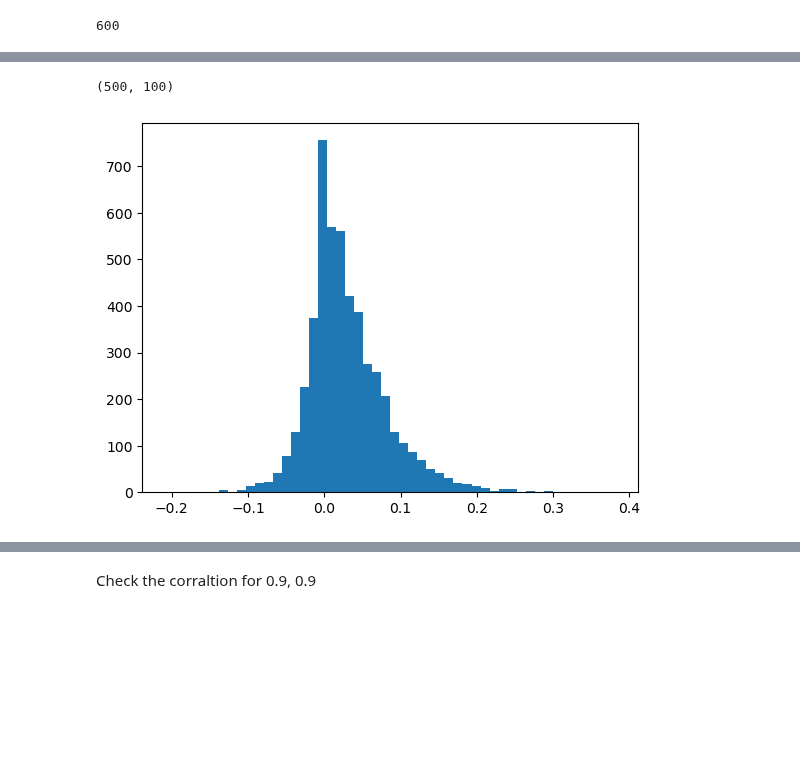
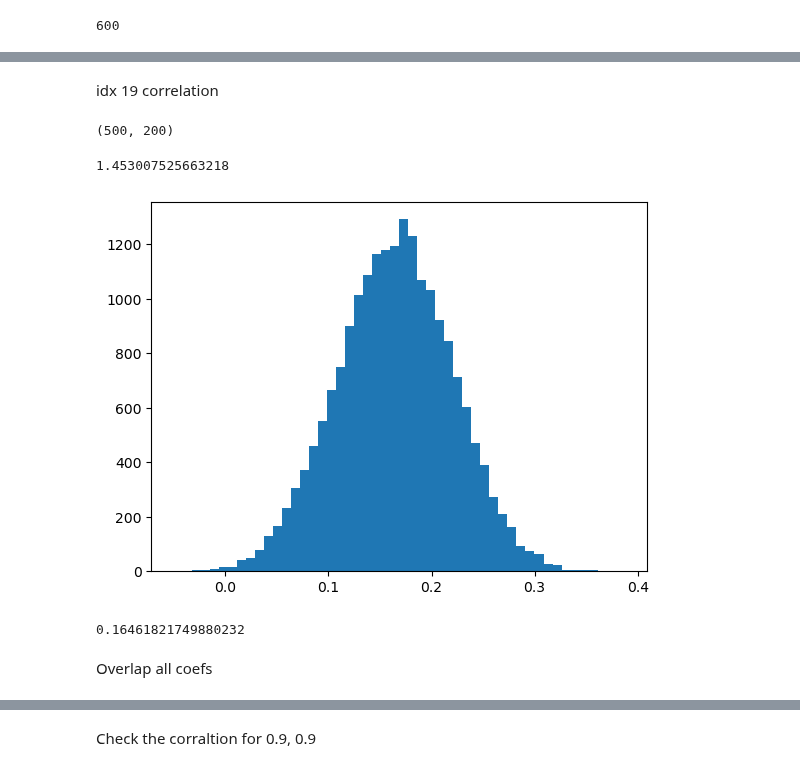
Before and after one commit to sleepysunny311/Projection_Pursuit_Summer, a Jupyter notebook: task11/test_sty_coef.ipynb, the cells around one changed output, grey strips where cells are left out. Cells and saved outputs as stored; diff of their text form; code cells hidden in the pictures; blank space fills up the shorter version.

Commit message:
same small changes to test_coef

```diff
--- a/task11/test_sty_coef.ipynb
+++ b/task11/test_sty_coef.ipynb
@@ -234,7 +276,7 @@ plt.show()
 ## MSE
 # %%
 test_num = 500
-N_bag = 100
+N_bag = 200
 
 model_params_ensemble = {
     'N_bag': N_bag,
@@ -305,7 +346,7 @@ ensemble_coef_sq_bias_multitrial_exp_19 / fit_coef_single_var_19
 Do the same for 0.9, 0.9
 # %%
 test_num = 500
-N_bag = 100
+N_bag = 200
 
 model_params_ensemble = {
     'N_bag': N_bag,
@@ -369,7 +404,7 @@ ensemble_coef_sq_bias_multitrial_exp_09_19 / fit_coef_single_var_09_19
 ## Correlation
 # %%
 test_num = 500
-N_bag = 100
+N_bag = 200
 
 model_params_single = {
     'N_bag': 1,
@@ -395,7 +430,7 @@ for i in range(test_num):
     _, train_dictionary, _, _, train_perturbed_signal = Data_Geneartor.keep_coef_reshuffle(seed =  data_seed + i)
     fit_coef_bag = []
     for j in range(N_bag):
-        model_params_single['random_seed'] = data_seed + j
+        model_params_single['random_seed'] = data_seed + j * 1000
         bmp_model_single = BMP(**model_params_single)
         bmp_model_single.fit(train_dictionary, train_perturbed_signal)
         fit_coef_tmp = bmp_model_single.coefficients.reshape(-1, 1)
@@ -418,16 +453,29 @@ d3.shape
-# %%
-slice_Nbag_testnum = d3[:, 1, :]
-slice_Nbag_testnum.shape
-# %% [output]
-(500, 100)
+# %% [markdown]
+idx 19 correlation
+# %%
+slice_19 = d3[:, 321, :]
+slice_19.shape
+# %% [output]
+(500, 200)
+# %%
+np.mean(slice_19)
+# %% [output]
+1.453007525663218
 # %%
-corr = np.corrcoef(slice_Nbag_testnum, rowvar=False)
-corr.shape
-upper_corr = corr[np.triu_indices(corr.shape[0], k=1)]
-plt.hist(upper_corr, bins=50)
+corr_19 = np.corrcoef(slice_19, rowvar=False)
+upper_corr_19 = corr_19[np.triu_indices(corr_19.shape[0], k=1)]
+plt.hist(upper_corr_19, bins=50)
 plt.show()
 # %% [output]
-[figure, old version]
+[figure, new version]
+# %%
+# mean corr for idx 19
+corr_19_mean = np.mean(upper_corr_19)
+print(corr_19_mean)
+# %% [output]
+0.16461821749880232
+# %% [markdown]
+Overlap all coefs
 # %%
 bins = np.linspace(-0.1, 0.4, 50)
 all_corr = []
```
Also changed, not shown: parts of 52 cells of this notebook.
